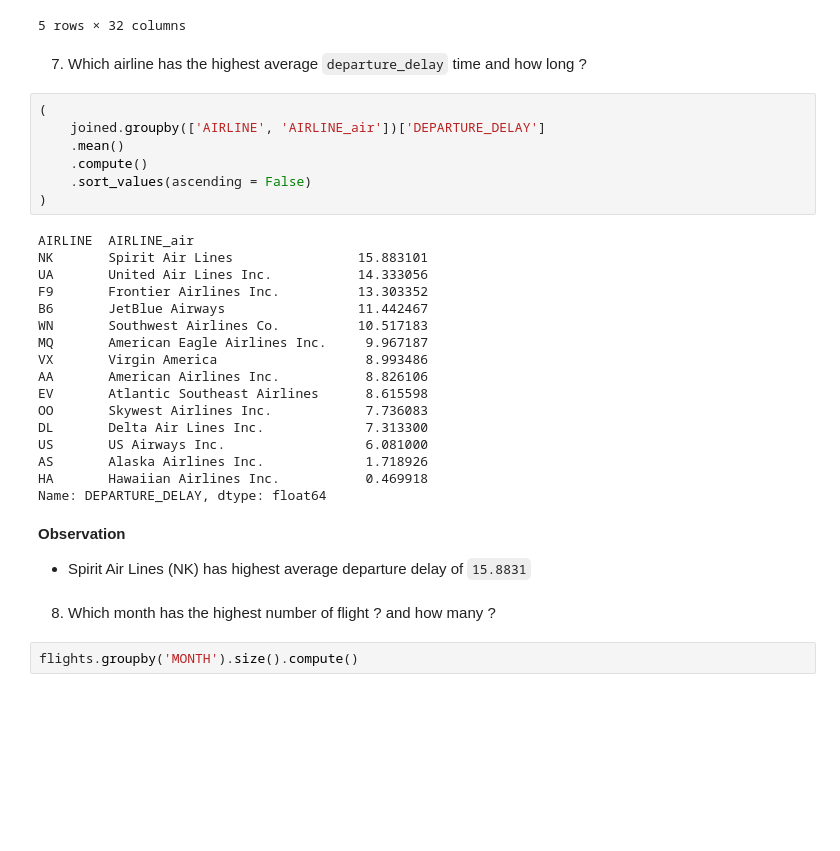
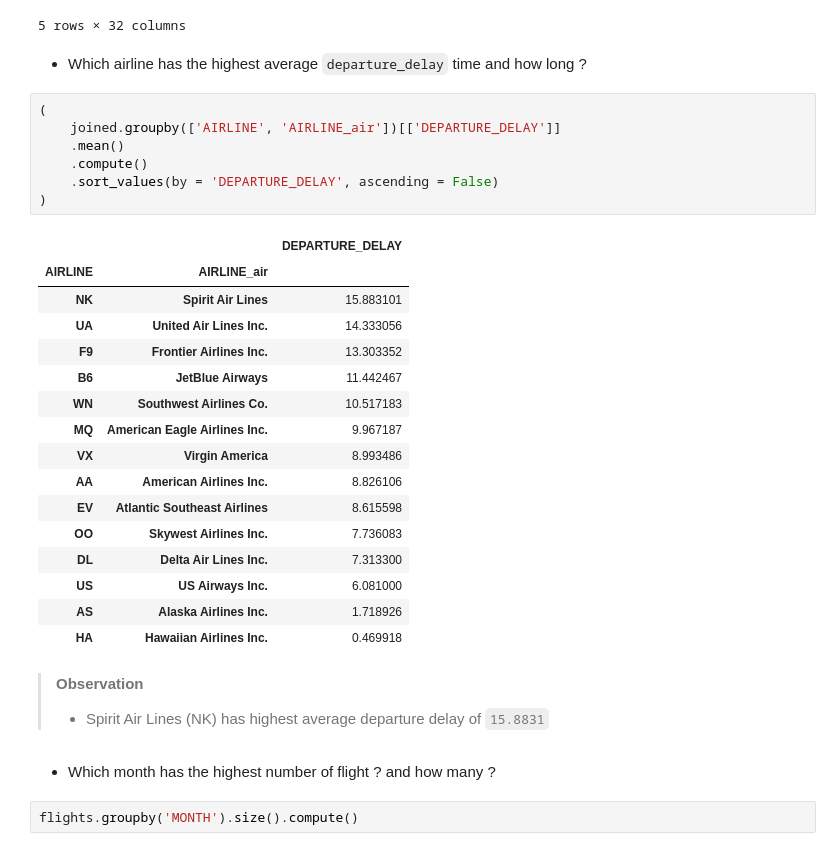
Before and after one commit to ppkgtmm/big-data, a Jupyter notebook: Lecture1-2 - Numpy, Pandas, Matplotlib/Exercise.ipynb, the cells around one changed output. Cells and saved outputs as stored; diff of their text form; blank space fills up the shorter version.

```diff
--- a/Lecture1-2 - Numpy, Pandas, Matplotlib/Exercise.ipynb
+++ b/Lecture1-2 - Numpy, Pandas, Matplotlib/Exercise.ipynb
@@ -187,36 +187,36 @@ joined.head()
 | 4 | 2015 | 1 | 1 | 4 | AS | 135 | N527AS | SEA | ... |
 5 rows × 32 columns
 # %% [markdown]
-7. Which airline has the highest average `departure_delay` time and how long ?
+- Which airline has the highest average `departure_delay` time and how long ?
 # %%
 (
-    joined.groupby(['AIRLINE', 'AIRLINE_air'])['DEPARTURE_DELAY']
+    joined.groupby(['AIRLINE', 'AIRLINE_air'])[['DEPARTURE_DELAY']]
     .mean()
     .compute()
-    .sort_values(ascending = False)
+    .sort_values(by = 'DEPARTURE_DELAY', ascending = False)
 )
 # %% [output]
-AIRLINE  AIRLINE_air
-NK       Spirit Air Lines                15.883101
-UA       United Air Lines Inc.           14.333056
-F9       Frontier Airlines Inc.          13.303352
-B6       JetBlue Airways                 11.442467
-WN       Southwest Airlines Co.          10.517183
-MQ       American Eagle Airlines Inc.     9.967187
-VX       Virgin America                   8.993486
-AA       American Airlines Inc.           8.826106
-EV       Atlantic Southeast Airlines      8.615598
-OO       Skywest Airlines Inc.            7.736083
-DL       Delta Air Lines Inc.             7.313300
-US       US Airways Inc.                  6.081000
-AS       Alaska Airlines Inc.             1.718926
-HA       Hawaiian Airlines Inc.           0.469918
-Name: DEPARTURE_DELAY, dtype: float64
+|  |  | DEPARTURE_DELAY |
+| AIRLINE | AIRLINE_air |  |
+| NK | Spirit Air Lines | 15.883101 |
+| UA | United Air Lines Inc. | 14.333056 |
+| F9 | Frontier Airlines Inc. | 13.303352 |
+| B6 | JetBlue Airways | 11.442467 |
+| WN | Southwest Airlines Co. | 10.517183 |
+| MQ | American Eagle Airlines Inc. | 9.967187 |
+| VX | Virgin America | 8.993486 |
+| AA | American Airlines Inc. | 8.826106 |
+| EV | Atlantic Southeast Airlines | 8.615598 |
+| OO | Skywest Airlines Inc. | 7.736083 |
+| DL | Delta Air Lines Inc. | 7.313300 |
+| US | US Airways Inc. | 6.081000 |
+| AS | Alaska Airlines Inc. | 1.718926 |
+| HA | Hawaiian Airlines Inc. | 0.469918 |
 # %% [markdown]
-**Observation**
-- Spirit Air Lines (NK) has highest average departure delay of `15.8831`
+> **Observation**
+> - Spirit Air Lines (NK) has highest average departure delay of `15.8831`
 # %% [markdown]
-8. Which month has the highest number of flight ? and how many ?
+- Which month has the highest number of flight ? and how many ?
 # %%
 flights.groupby('MONTH').size().compute()
 # %% [output]
```
Also changed, not shown: parts of 15 cells of this notebook, 1 other file.
